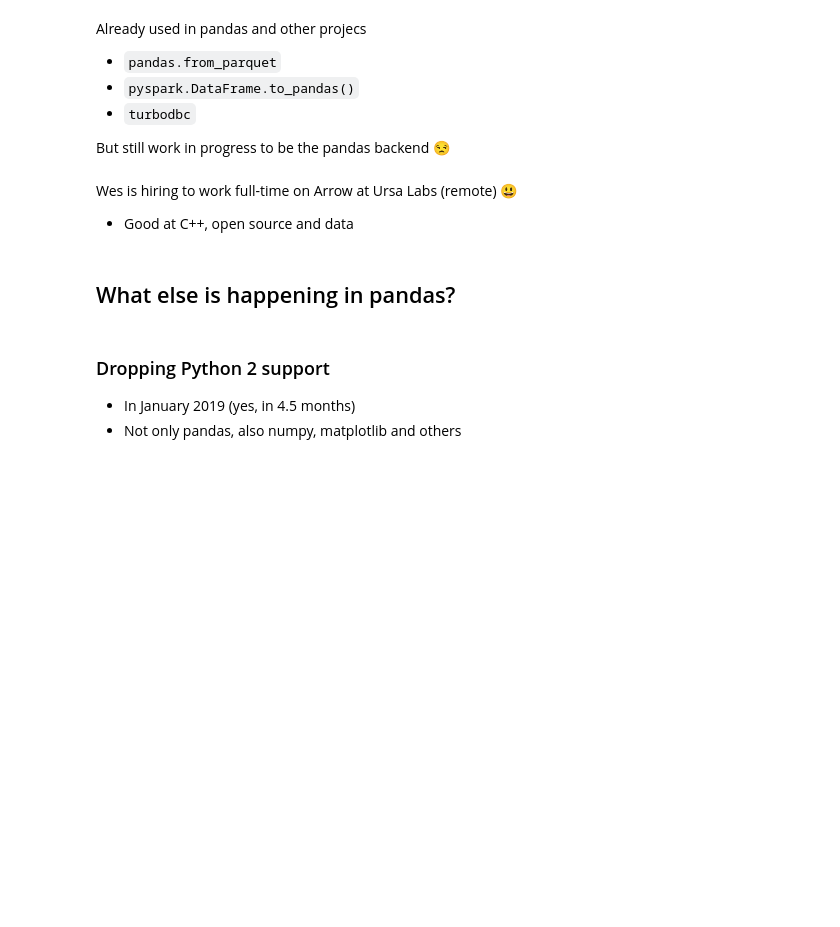
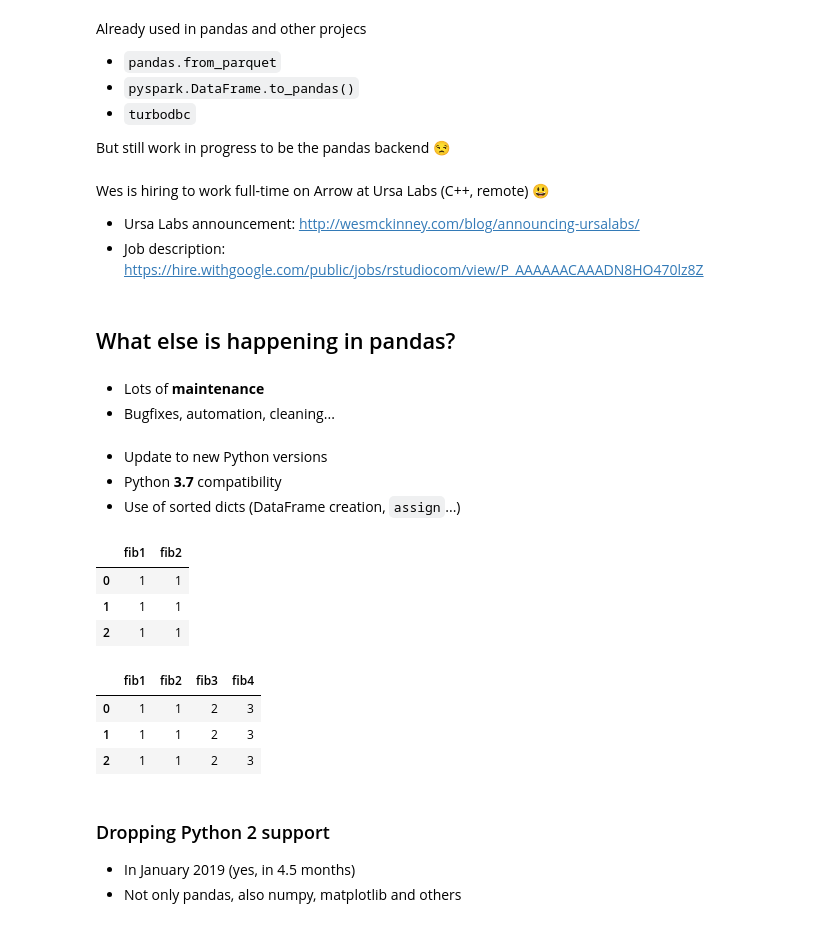
Before and after one commit to JoeZhao84/towards_pandas_1, a Jupyter notebook: Towards pandas 1.0.ipynb, the cells around one changed output. Drawn from its saved outputs; the diff is of its cells as text; code cells hidden in the pictures; blank space fills up the shorter version.

```diff
--- a/Towards pandas 1.0.ipynb
+++ b/Towards pandas 1.0.ipynb
@@ -349,10 +378,38 @@ Already used in pandas and other projecs
 
 But still work in progress to be the pandas backend 😒
 # %% [markdown]
-Wes is hiring to work full-time on Arrow at Ursa Labs (remote) 😃
- - Good at C++, open source and data
+Wes is hiring to work full-time on Arrow at Ursa Labs (C++, remote) 😃
+
+- Ursa Labs announcement: http://wesmckinney.com/blog/announcing-ursalabs/
+- Job description: https://hire.withgoogle.com/public/jobs/rstudiocom/view/P_AAAAAACAAADN8HO470lz8Z
 # %% [markdown]
 ## What else is happening in pandas?
+# %% [markdown]
+- Lots of **maintenance**
+ - Bugfixes, automation, cleaning...
+# %% [markdown]
+- Update to new Python versions
+ - Python **3.7** compatibility
+ - Use of sorted dicts (DataFrame creation, `assign`...)
+# %%
+import pandas
+
+fib = pandas.DataFrame({'fib1': [1, 1, 1], 'fib2': [1, 1, 1]})
+fib
+# %% [output]
+|  | fib1 | fib2 |
+| 0 | 1 | 1 |
+| 1 | 1 | 1 |
+| 2 | 1 | 1 |
+# %%
+fib = fib.assign(fib3=lambda fib: fib['fib1'] + fib['fib2'],
+                 fib4=lambda fib: fib['fib2'] + fib['fib3'])
+fib
+# %% [output]
+|  | fib1 | fib2 | fib3 | fib4 |
+| 0 | 1 | 1 | 2 | 3 |
+| 1 | 1 | 1 | 2 | 3 |
+| 2 | 1 | 1 | 2 | 3 |
 # %% [markdown]
 ### Dropping Python 2 support
 
```
Also changed, not shown: parts of 54 cells of this notebook, 2 other files.
